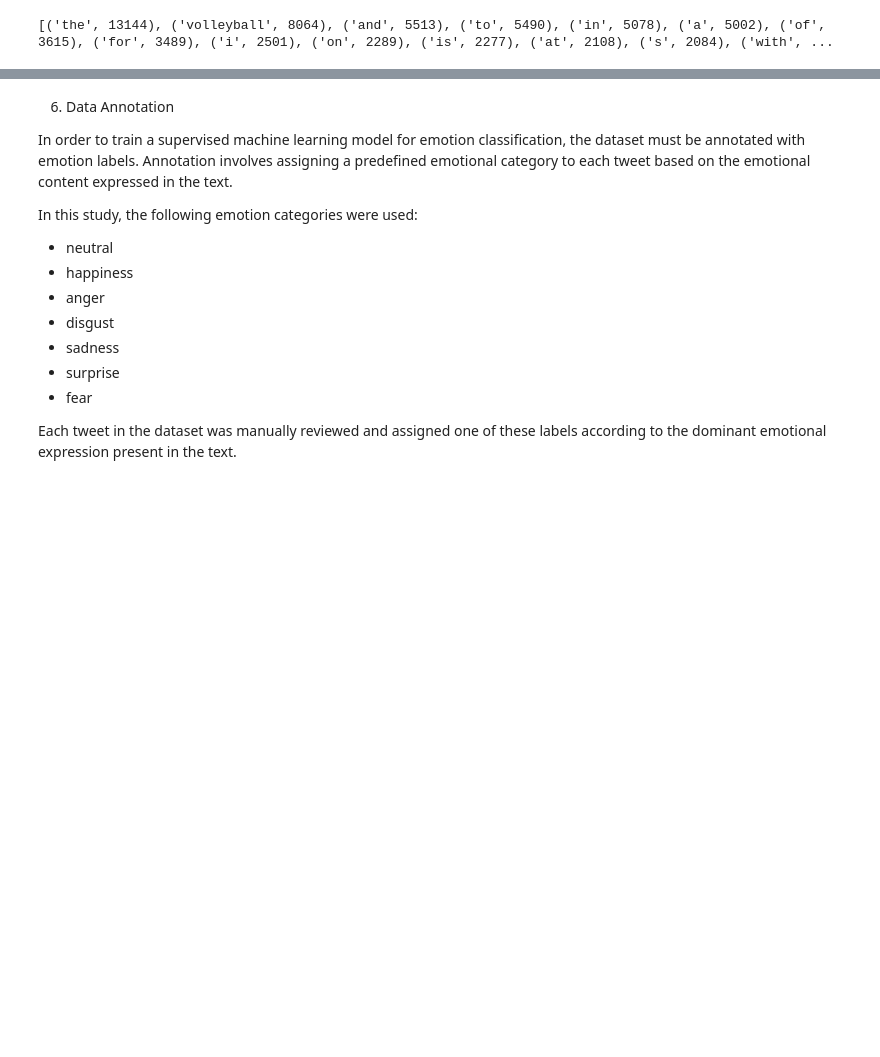
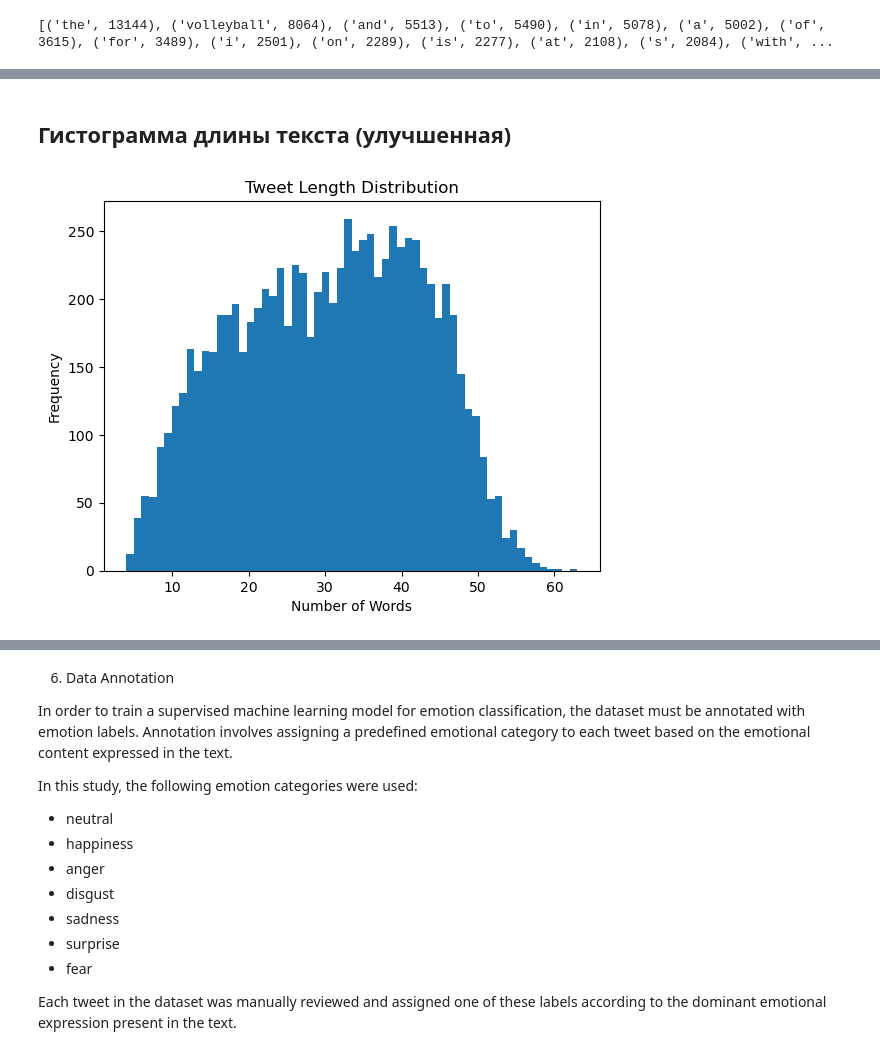
Before and after one commit to PayravKahorov/masters_thesis, a Jupyter notebook: thesis_code.ipynb, the cells around one changed output, grey strips where cells are left out. Cells and saved outputs as stored; diff of their text form; code cells hidden in the pictures; blank space fills up the shorter version.

```diff
--- a/thesis_code.ipynb
+++ b/thesis_code.ipynb
@@ -512,0 +559,11 @@ print(word_freq.most_common(20))
+# %% [markdown]
+## Гистограмма длины текста (улучшенная)
+# %%
+plt.figure()
+plt.hist(df["length"], bins=60)
+plt.title("Tweet Length Distribution")
+plt.xlabel("Number of Words")
+plt.ylabel("Frequency")
+plt.show()
+# %% [output]
+[figure, added]
```
Also changed, not shown: parts of 61 cells of this notebook, 2 other files.
